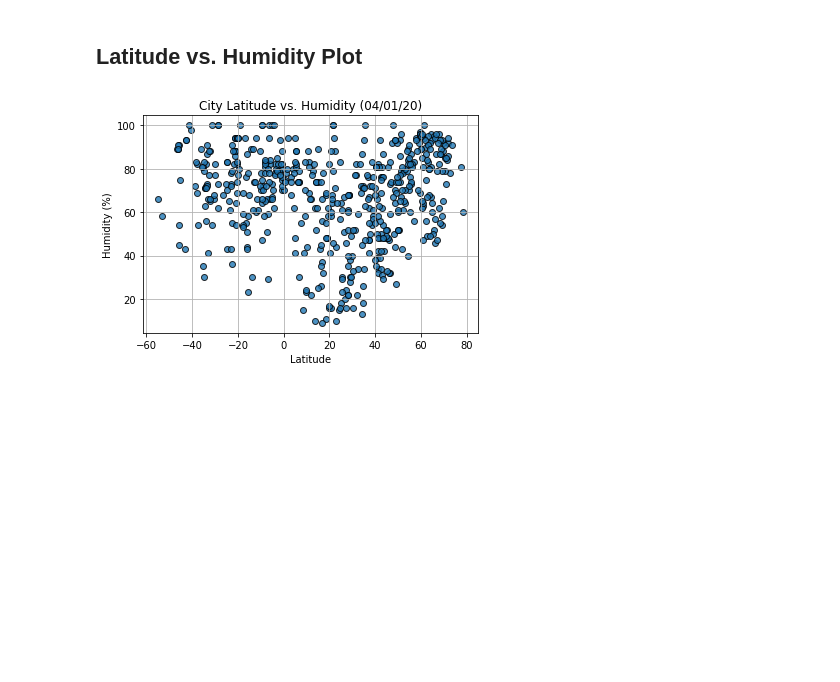
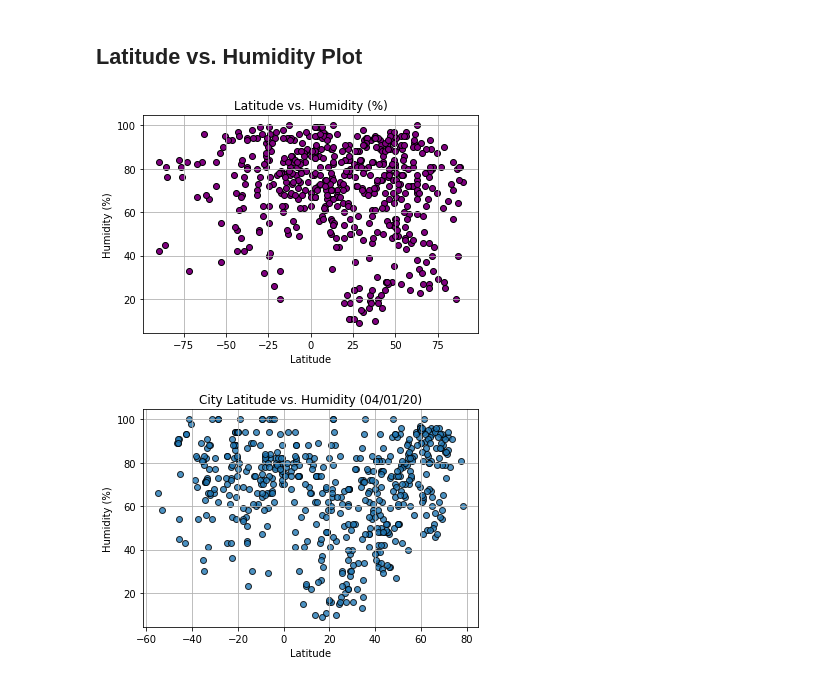
Before and after one commit to juliemcbaker/python-api-challenge, a Jupyter notebook: WeatherPy/WeatherPy.ipynb, the cells around one changed output. Drawn from its saved outputs; the diff is of its cells as text; code cells hidden in the pictures; blank space fills up the shorter version.

```diff
--- a/WeatherPy/WeatherPy.ipynb
+++ b/WeatherPy/WeatherPy.ipynb
@@ -288,5 +290,13 @@ Int64Index([], dtype='int64')
 # %% [markdown]
 ## Latitude vs. Humidity Plot
+# %%
+plt.scatter(output_df['Latitude'], output_df['Humidity (%)'], marker='o', facecolors='purple', edgecolors='black')
+plt.title('Latitude vs. Humidity (%)')
+plt.xlabel('Latitude')
+plt.ylabel('Humidity (%)')
+plt.grid(True)
+# %% [output]
+[figure, added]
 # %%
 # %% [output]
 [figure]
```
Also changed, not shown: parts of 17 cells of this notebook, 1 other file.
